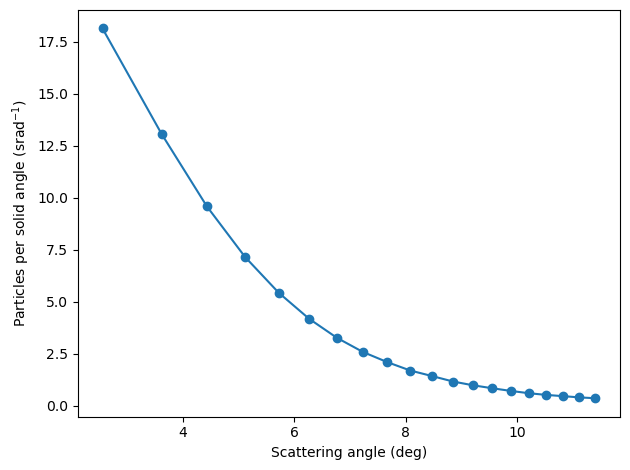
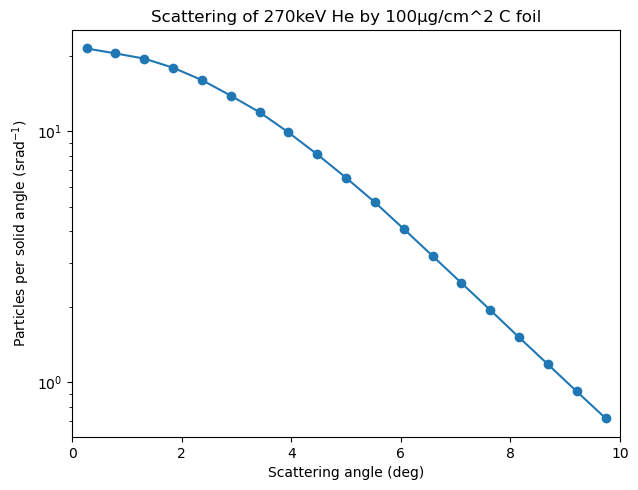
Code edit (unified diff) that turned the first committed figure into the second:
--- before
+++ after
@@ -1,6 +1,8 @@
 plt.figure()
-plt.semilogy(theta_deg, S, marker="o")
+plt.semilogy(0.5*(theta_deg[0:-1]+theta_deg[1:]), S, marker="o")
 plt.xlabel("Scattering angle (deg)")
 plt.ylabel("Particles per solid angle (srad$^{-1}$)")
 plt.tight_layout()
+plt.xlim(0,10)
+plt.title("Scattering of 270keV He by 100μg/cm^2 C foil")
 plt.show()

Commit: Make theta binning in python example